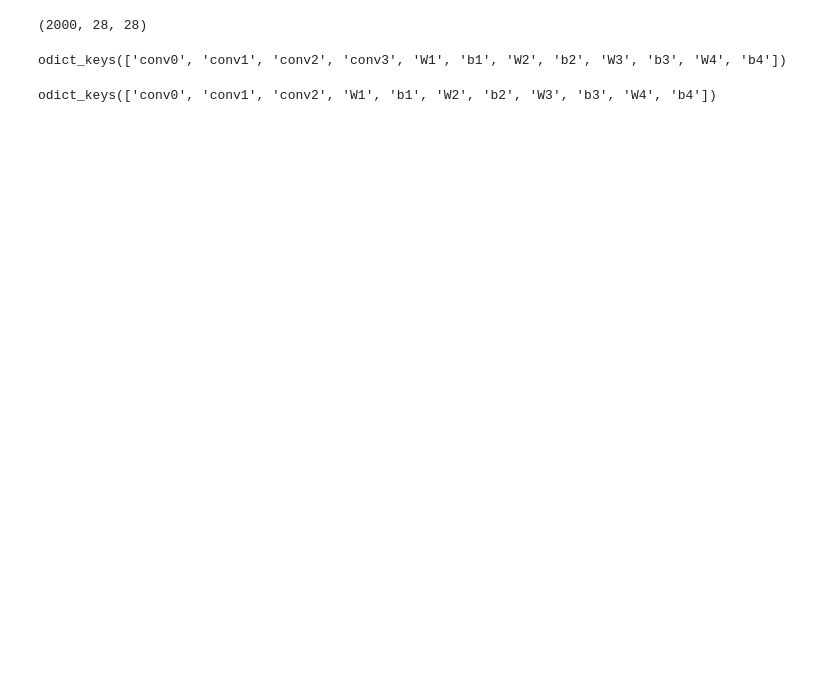
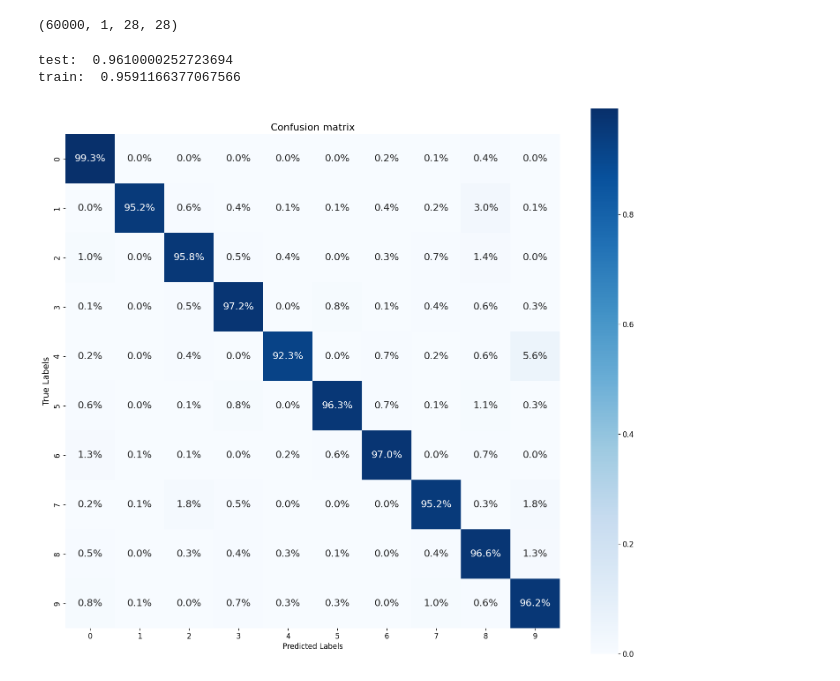
Before and after one commit to jonatanwins/Project3_FYS_STK4155, a Jupyter notebook: Runs/c_convolutional.ipynb, the cells around one changed output. Saved outputs shown, nothing was run; the diff lists cells and outputs as text; code cells hidden in the pictures; blank space fills up the shorter version.

```diff
--- a/Runs/c_convolutional.ipynb
+++ b/Runs/c_convolutional.ipynb
@@ -50,14 +52,13 @@ X_train, y_train, X_test, y_test = cut_train_set(X_train, y_train, X_test, y_tes
 # %%
 print(X_train.shape)
 
-beta0 = _beta_init_conv((X_train.shape[1], X_train.shape[2]), [3, 4, 5, 8], [5, 5, 5])
-beta0.keys()
+# beta0 = _beta_init_conv((X_train.shape[1], X_train.shape[2]), [3, 4, 5, 8], [5, 5, 5])
+# beta0.keys()
 # %% [output]
-(2000, 28, 28)
+(60000, 1, 28, 28)
-odict_keys(['conv0', 'conv1', 'conv2', 'conv3', 'W1', 'b1', 'W2', 'b2', 'W3', 'b3', 'W4', 'b4'])
 # %%
 def single_run(X_train, X_test, y_train, y_test,
-               window_size_list=[3, 4],
+               window_size_list=[(3, 10), (5, 25)],
                hidden_layer_list=[100, 100, 100],
                lr=0.01, lam=0.00001, epochs=300, batch_size=32, plot_or_not=False,
                loss_func_and_name=(cross_entropy_loss_method, "CE"), #(MSELoss_method, "MSE")
@@ -69,9 +70,14 @@ def single_run(X_train, X_test, y_train, y_test,
     Returns result, including the final accuracy scores
     """
 
+    # X_train = jnp.transpose(X_train[:, :, :, jnp.newaxis].copy(), [0, 3, 1, 2])
+    # X_test = jnp.transpose(X_test[:, :, :, jnp.newaxis].copy(), [0, 3, 1, 2])
+
+
     # Initialise beta and create the model
-    beta0 = _beta_init_conv((X_train.shape[1], X_train.shape[2]), window_size_list, hidden_layer_list=hidden_layer_list)
-    print(beta0.keys())
+    # print(hidden_layer_list)
+    beta0 = _beta_init_conv((X_train.shape[2], X_train.shape[3]), window_size_list, hidden_layer_list=hidden_layer_list)
+    # print(beta0["conv0"])
     model = jit(convolutional_model_method(len(window_size_list)))
 
     # Create gradient from loss function
@@ -113,6 +119,7 @@ def single_run(X_train, X_test, y_train, y_test,
                             "test_num"          : y_test.shape[0],
                             "loss_function"     : loss_func_and_name[1],
                             "window_size_list" : f"{window_size_list}",
+                            "hidden_layer_node_count": f"{hidden_layer_list}"
                           }
         if store_params:
             _dict_to_store["beta_final"] = {key: value.tolist() for key, value in result["beta_final"].items()}
@@ -135,22 +142,38 @@ def single_run(X_train, X_test, y_train, y_test,
 
 
 ## A demonstration
-epochs = 100
-batch_size = 1024 #4096 2048 # 128 # 1024
-lr = 0.02 # 0.01
-lam = 0.00001
+epochs = 1
+batch_size = 128 #4096 2048 # 128 # 1024
+lr = 0.001 # 0.01
+lam = 0.00000
 
 result = single_run(X_train, X_test, y_train, y_test,
-                    lr=lr, lam=lam, window_size_list=[3, 9, 15], hidden_layer_list=[200, 200, 100],
+                    lr=lr, lam=lam, window_size_list=[(3, 5), (9, 15)], hidden_layer_list=[128, 128],
                     epochs=epochs, batch_size=batch_size,
-                    plot_or_not=True, result_filepath="test.json")
+                    plot_or_not=False, result_filepath="test.json")
+
+# print(result["beta_final"]["conv0"])
 
 print("test: ", result["test_accuracy"])
 print("train: ", result["train_accuracy"])
 
-print("CE test: ", result["test_loss_list"][-1])
-print("CE train: ", result["train_loss_list"][-1])
+# print("CE test: ", result["test_loss_list"][-1])
+# print("CE train: ", result["train_loss_list"][-1])
 # %% [output]
-odict_keys(['conv0', 'conv1', 'conv2', 'W1', 'b1', 'W2', 'b2', 'W3', 'b3', 'W4', 'b4'])
+test:  0.9610000252723694
+train:  0.9591166377067566
+# %%
+model = result["model"]
+beta = result["beta_final"]
+
+plot_confusion_matrix(X_test, y_test, model, beta, convert_to_percent=True)
+
+
+# X_train_plot = jnp.transpose(X_train[:, :, :, :].copy(), [0, 2, 3, 1])
+# X_test_plot = jnp.transpose(X_test[:, :, :, :].copy(), [0, 2, 3, 1])
+
+# plot_faulty_predictions(X_test_plot, y_test, model, beta)
+# %% [output]
+[figure, added]
 # %%
 ## A demonstration
```
Also changed, not shown: parts of 3 cells of this notebook, 6 other files.
